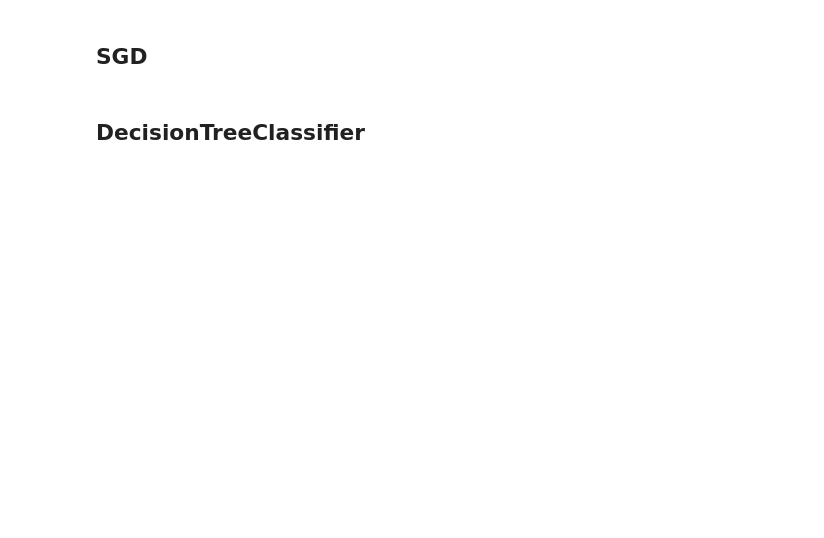
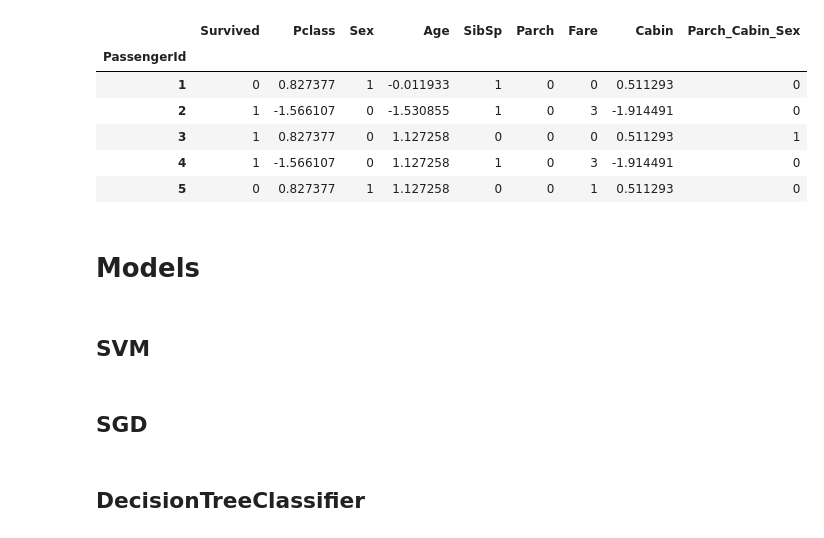
Before and after one commit to Daniil193/example, a Jupyter notebook: 0_Titanic.ipynb, the cells around one changed output. Cells and saved outputs as stored; diff of their text form; code cells hidden in the pictures; blank space fills up the shorter version.

```diff
--- a/0_Titanic.ipynb
+++ b/0_Titanic.ipynb
@@ -124,0 +117,22 @@ X_train, X_valid, y_train, y_valid = train_test_split(X_all, y_all, test_size=si
+# %%
+from sklearn.preprocessing import StandardScaler
+def to_scaler(df_train, df_test):
+    scaler = StandardScaler()
+    features = ['Age', 'Cabin', 'Pclass']
+    for feature in features:
+        data_train[feature] = scaler.fit_transform(data_train[feature].values.reshape(-1, 1))
+        data_test[feature] = scaler.transform(data_test[feature].values.reshape(-1, 1))
+    return df_train, df_test
+# %%
+data_train, data_test = to_scaler(data_train, data_test);
+data_train.head()
+# %% [output]
+|  | Survived | Pclass | Sex | Age | SibSp | Parch | Fare | Cabin | Parch_Cabin_Sex |
+| PassengerId |  |  |  |  |  |  |  |  |  |
+| 1 | 0 | 0.827377 | 1 | -0.011933 | 1 | 0 | 0 | 0.511293 | 0 |
+| 2 | 1 | -1.566107 | 0 | -1.530855 | 1 | 0 | 3 | -1.914491 | 0 |
+| 3 | 1 | 0.827377 | 0 | 1.127258 | 0 | 0 | 0 | 0.511293 | 1 |
+| 4 | 1 | -1.566107 | 0 | 1.127258 | 1 | 0 | 3 | -1.914491 | 0 |
+| 5 | 0 | 0.827377 | 1 | 1.127258 | 0 | 0 | 1 | 0.511293 | 0 |
+# %% [markdown]
+# Models
@@ -125,3 +145,5 @@ X_train, X_valid, y_train, y_valid = train_test_split(X_all, y_all, test_size=si
+# %% [markdown]
+## SVM
 # %%
 from sklearn.model_selection import GridSearchCV
 from sklearn.metrics import make_scorer
```
Also changed, not shown: parts of 77 cells of this notebook.
